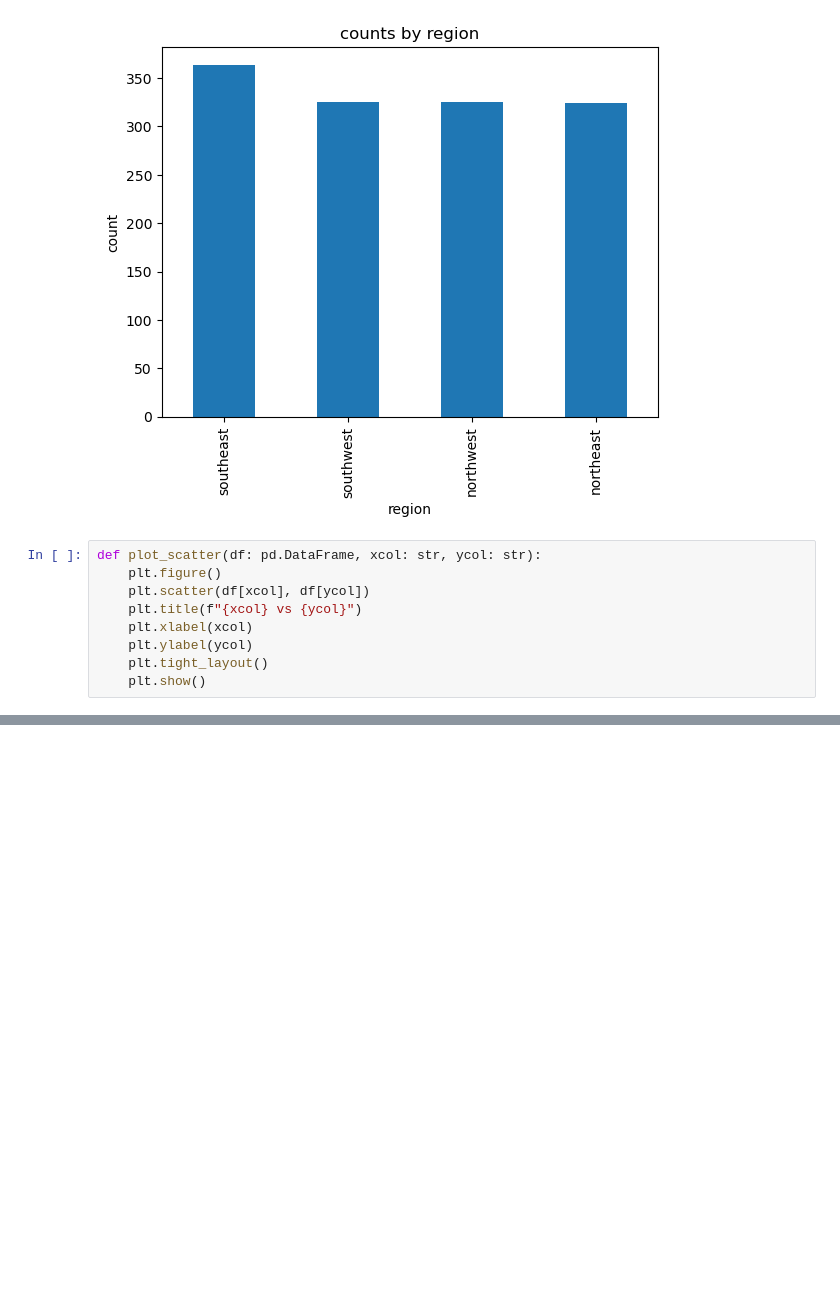
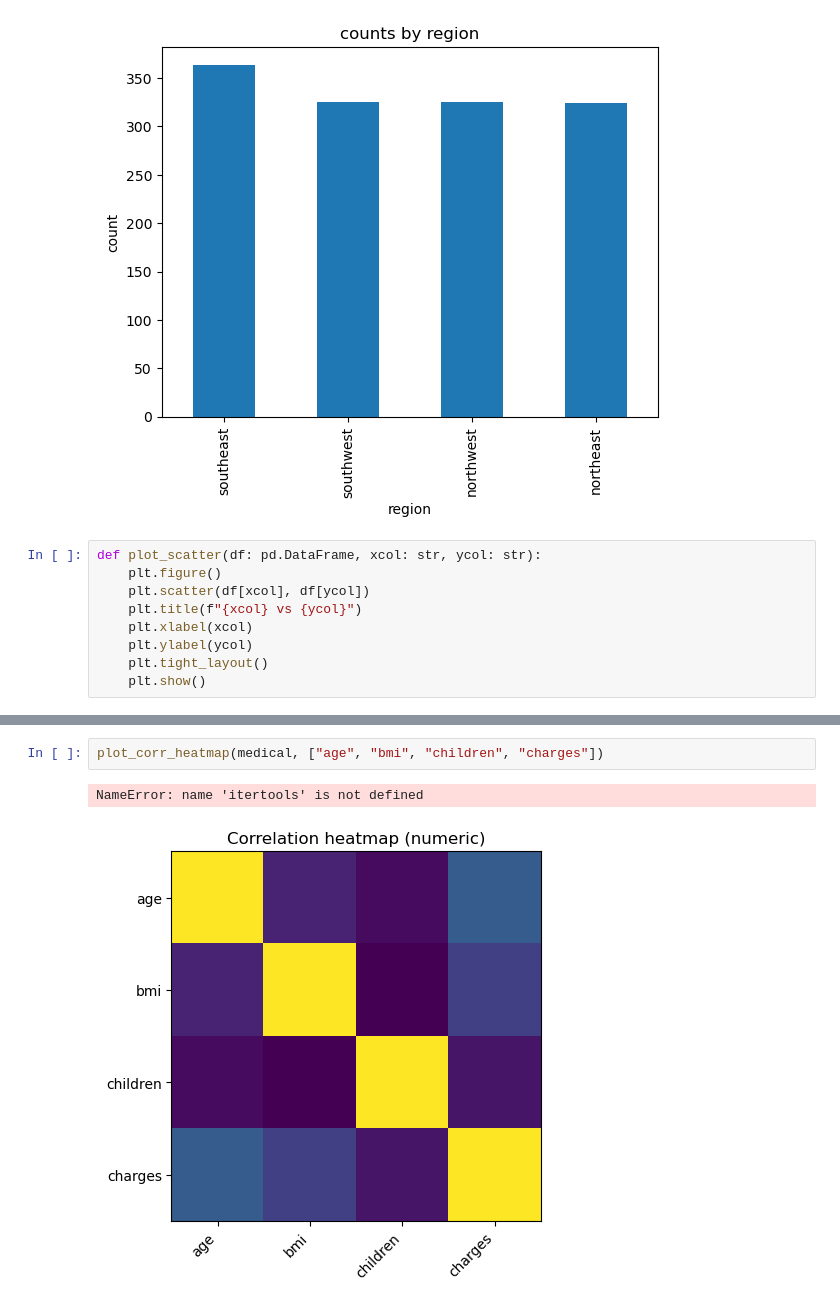
Before and after one commit to GaganM141/ml-daily-proj, a Jupyter notebook: Notebooks/medical_insurance.ipynb, the cells around one changed output, grey strips where cells are left out. Saved outputs shown, nothing was run; the diff lists cells and outputs as text; blank space fills up the shorter version.

```diff
--- a/Notebooks/medical_insurance.ipynb
+++ b/Notebooks/medical_insurance.ipynb
@@ -121,0 +122,5 @@ def plot_corr_heatmap(df: pd.DataFrame, numeric_cols: list[str]):
+# %%
+plot_corr_heatmap(medical, ["age", "bmi", "children", "charges"])
+# %% [output]
+NameError: name 'itertools' is not defined
+[figure, added]
```
Also changed, not shown: parts of 8 cells of this notebook, 1 other file.
